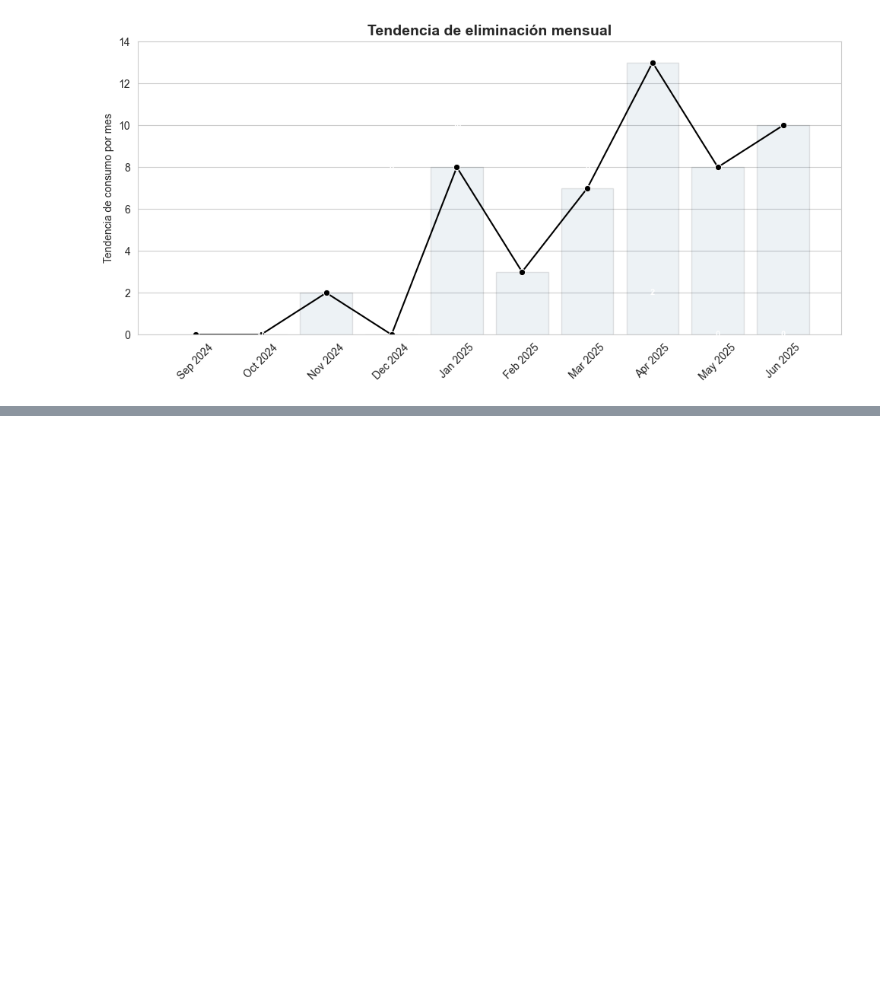
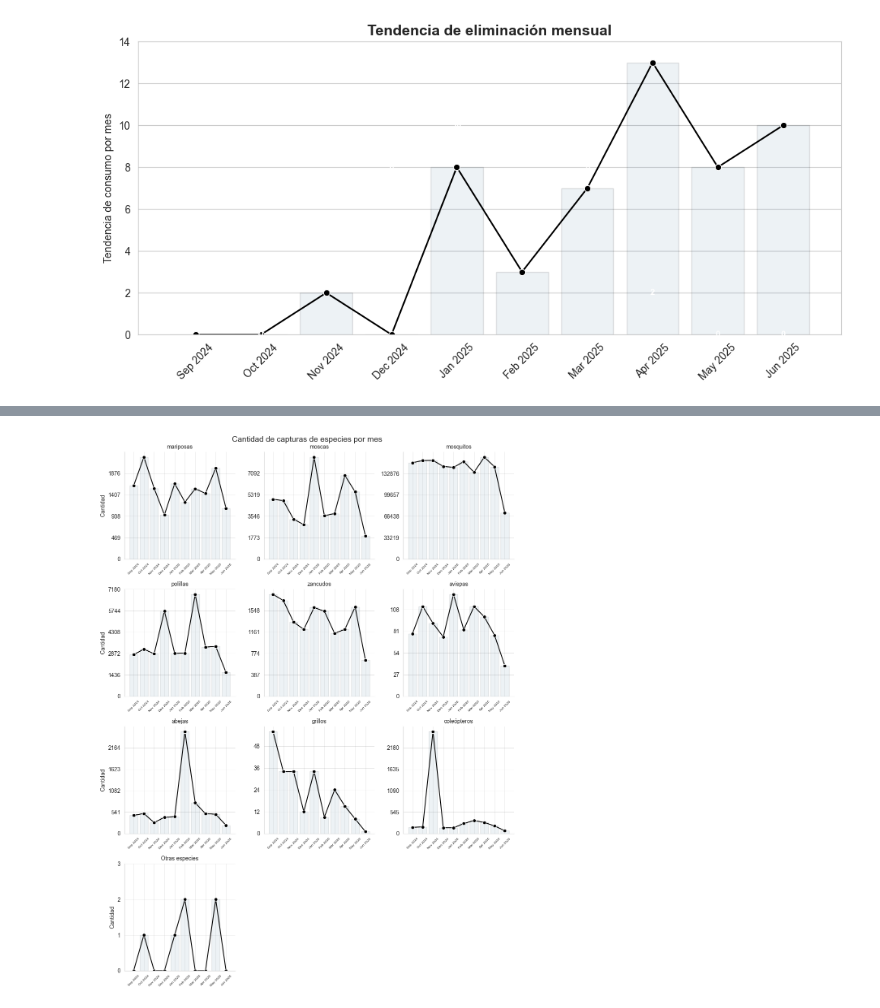
Before and after one commit to juanpaat/Serviplagas, a Jupyter notebook: Notebook.ipynb, the cells around one changed output, grey strips where cells are left out. Saved outputs shown, nothing was run; the diff lists cells and outputs as text; code cells hidden in the pictures; blank space fills up the shorter version.

```diff
--- a/Notebook.ipynb
+++ b/Notebook.ipynb
@@ -65,0 +61,4 @@ plot_tendencia_eliminacion_mensual(df_roedores)
+# %%
+plot_capturas_especies_por_mes(df_lamparas)
+# %% [output]
+[figure, added]
```
Also changed, not shown: parts of 6 cells of this notebook, 6 other files.
